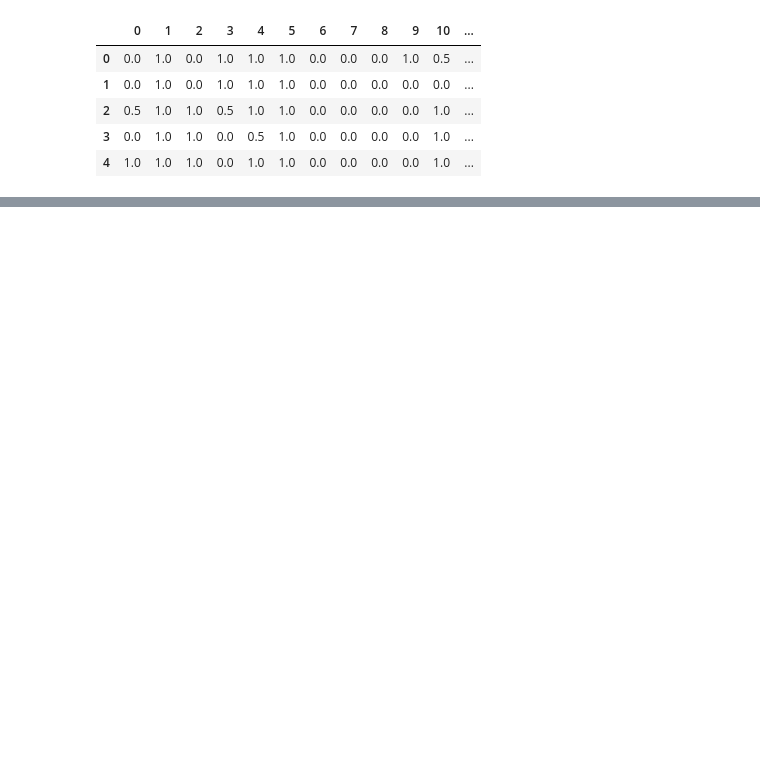
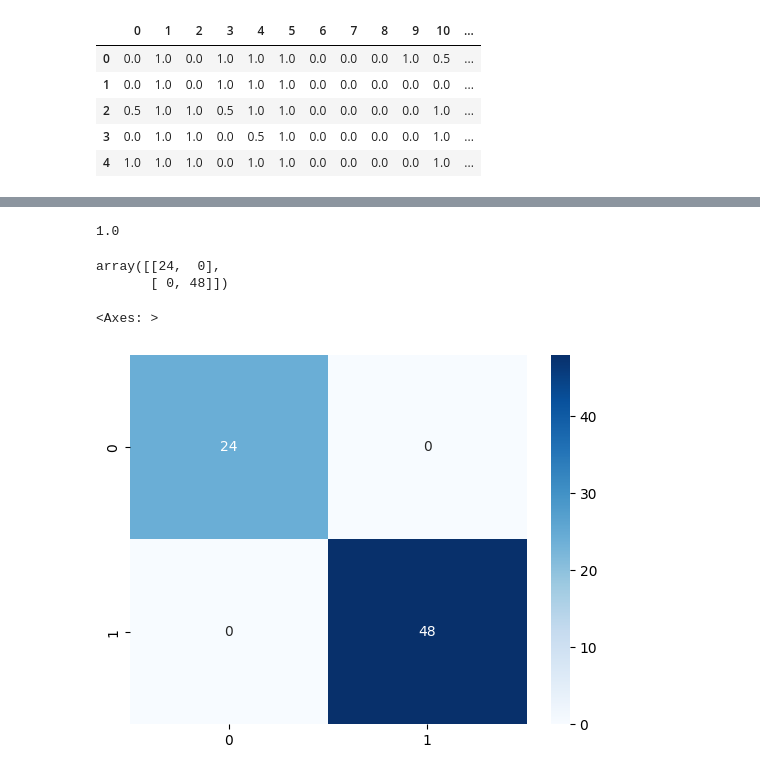
Before and after one commit to Adnan525/sc_mt1, a Jupyter notebook: vote.ipynb, the cells around one changed output, grey strips where cells are left out. Saved outputs shown, nothing was run; the diff lists cells and outputs as text; code cells hidden in the pictures; blank space fills up the shorter version.

```diff
--- a/vote.ipynb
+++ b/vote.ipynb
@@ -20,0 +58,9 @@ df.head()
+# %%
+model = keras.Sequential([
+    keras.layers.Dense(64, activation='relu', input_shape=(X_train.shape[1],)),
+    keras.layers.Dense(32, activation='relu'),
+    keras.layers.Dense(1, activation='sigmoid')
+])
+model.compile(optimizer='adam', loss='binary_crossentropy', metrics=['accuracy'])
+# %%
+model.fit(X_train, y_train, epochs=50, batch_size=32, validation_data=(X_val, y_val), verbose=2)
@@ -20,0 +86,2 @@ df.head()
+# %%
+y_pred = (model.predict(X_test) > 0.5).astype(int)
@@ -20,0 +90,17 @@ df.head()
+# %%
+accuracy_score(y_test, y_pred)
+# %% [output]
+1.0
+# %%
+from sklearn.metrics import confusion_matrix
+conf = confusion_matrix(y_pred, y_test)
+conf
+# %% [output]
+array([[24,  0],
+       [ 0, 48]])
+# %%
+import seaborn as sns
+sns.heatmap(conf, annot=True, fmt='d', cmap='Blues')
+# %% [output]
+<Axes: >
+[figure, added]
```
Also changed, not shown: parts of 10 cells of this notebook, 6 other files.
